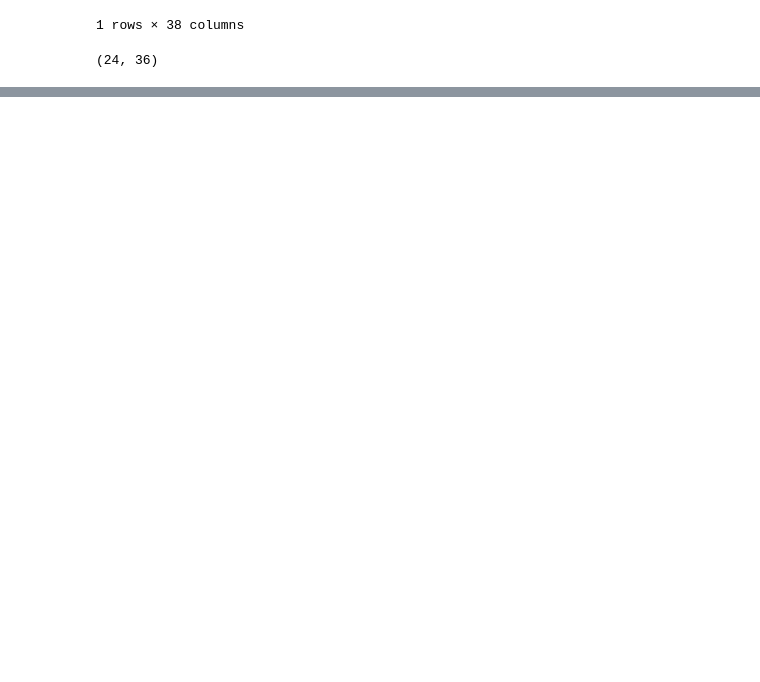
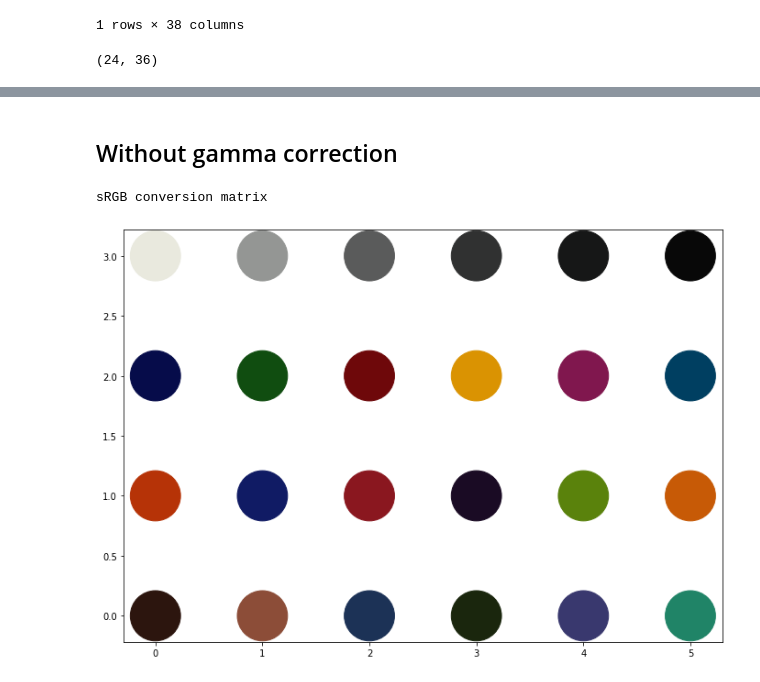
Before and after one commit to gpmarques/colorimetry, a Jupyter notebook: t1_lightspectrum_color_reproduction.ipynb, the cells around one changed output, grey strips where cells are left out. Cells and saved outputs as stored; diff of their text form; code cells hidden in the pictures; blank space fills up the shorter version.

```diff
--- a/t1_lightspectrum_color_reproduction.ipynb
+++ b/t1_lightspectrum_color_reproduction.ipynb
@@ -81,0 +106,8 @@ spectral_to_rgb(spectral_data, cieD65, xyz_to_rgb)
+# %% [markdown]
+## Without gamma correction
+# %%
+print("sRGB conversion matrix")
+spectral_to_rgb(spectral_data, cieD65, xyz_to_srgb, gamma=False)
+# %% [output]
+sRGB conversion matrix
+[figure, added]
```
Also changed, not shown: parts of 8 cells of this notebook.
